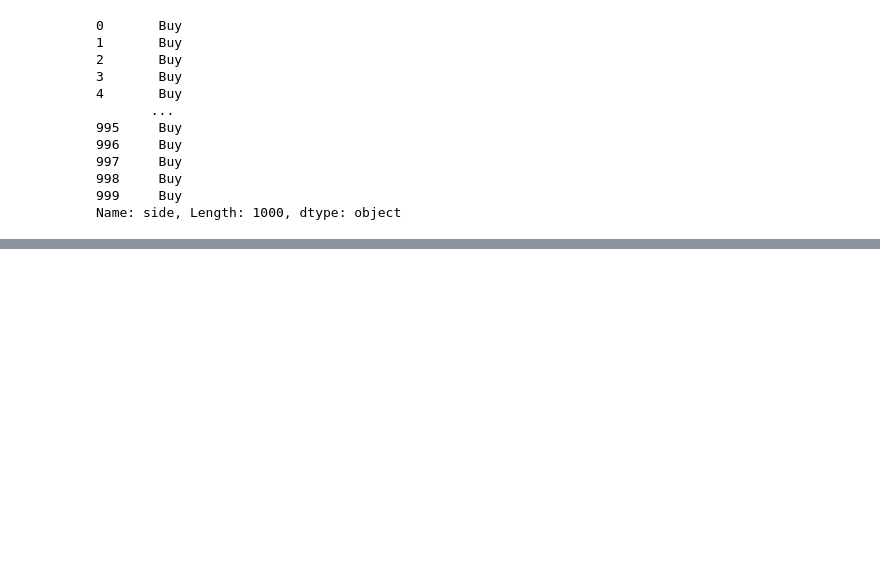
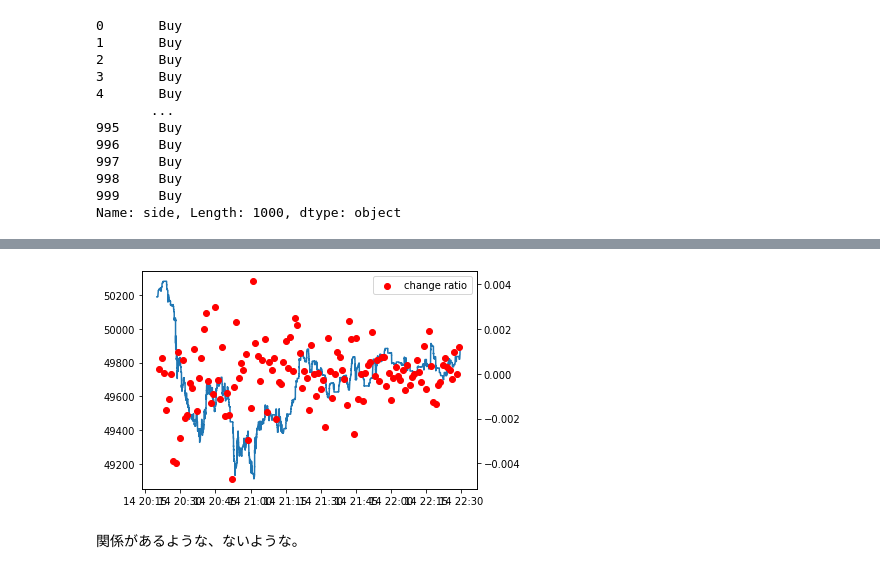
Before and after one commit to yasstake/Hige, a Jupyter notebook: notebook/analyze.ipynb, the cells around one changed output, grey strips where cells are left out. Cells and saved outputs as stored; diff of their text form; code cells hidden in the pictures; blank space fills up the shorter version.

```diff
--- a/notebook/analyze.ipynb
+++ b/notebook/analyze.ipynb
@@ -109,0 +184,10 @@ plt.show()
+# %%
+
+exec_df.index = pd.DatetimeIndex(exec_df['timestamp'])
+#exec_df.set_index('timestamp')
+
+min_price=exec_df['price'].resample("min").ohlc()
+
+min_price['change'] = min_price['close'].pct_change()
+
+min_price
@@ -109,0 +209,25 @@ plt.show()
+# %%
+fig = plt.figure()
+ax1 = fig.add_subplot(111)
+
+x1 = exec_df.index
+exec_price = exec_df['price']
+
+plt.plot(x1, exec_price, label="exec")
+
+
+ax2 = ax1.twinx()
+
+#x2= min_price['timestamp']
+x2= min_price.index
+y2= min_price['change']
+
+plt.scatter(x2, y2, label='change ratio', c='red')
+
+ax2.legend(loc='upper right')
+
+plt.show()
+# %% [output]
+[figure, added]
+# %% [markdown]
+関係があるような、ないような。
```
Also changed, not shown: parts of 15 cells of this notebook.
